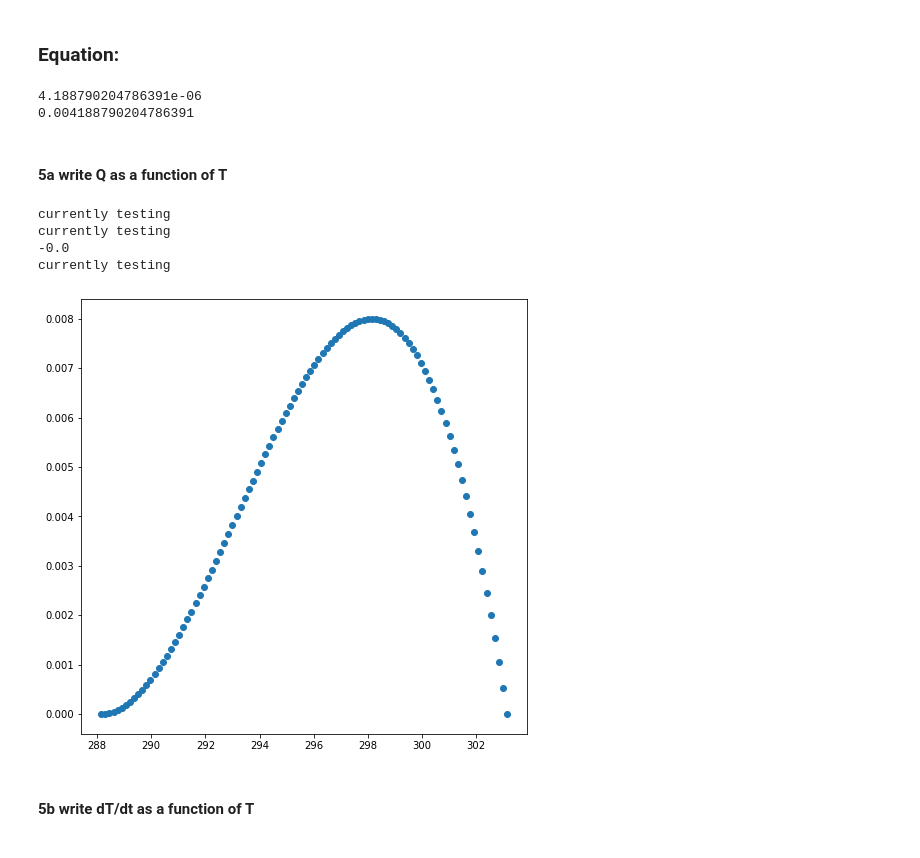
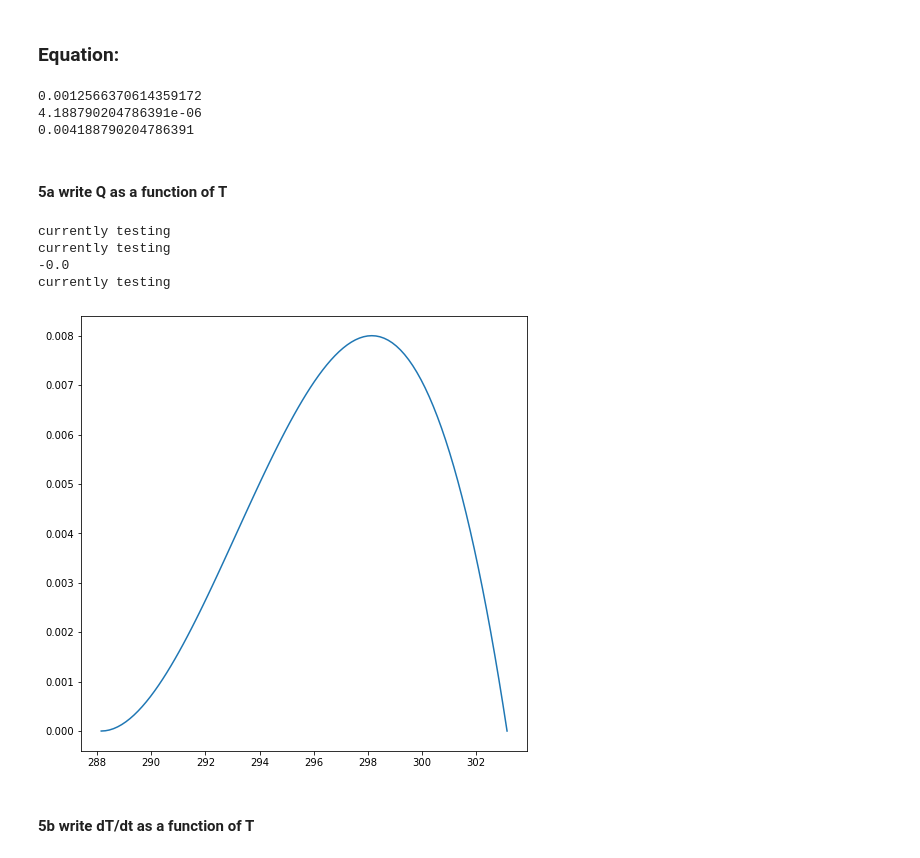
Before and after one commit to loganrower/BEE322_Thermo, a Jupyter notebook: HW5/HW5.ipynb, the cells around one changed output. Saved outputs shown, nothing was run; the diff lists cells and outputs as text; code cells hidden in the pictures.

```diff
--- a/HW5/HW5.ipynb
+++ b/HW5/HW5.ipynb
@@ -29,6 +29,9 @@ density = 1000 #kg/m^3
 # heat capacity of detritus
 c_p = 3500 #J/kg-K
 
+# calculated Area
+Area = 4*np.pi*(L/2)**2
+print(Area)
 # calculated the volume:
 volume = np.pi*(4/3)*(L/2)**3
 print(volume)
@@ -37,11 +40,14 @@ print(volume)
 mass = density * volume
 print(mass)
 # %% [output]
+0.0012566370614359172
 4.188790204786391e-06
 0.004188790204786391
 # %% [markdown]
 #### 5a write Q as a function of T
 # %%
+#CORRECT...
+
 import numpy as np
 import matplotlib.pyplot as plt
 def QofT(T):
@@ -50,35 +56,35 @@ def QofT(T):
     array_Q = np.empty(len(T))
     for temp in np.arange(len(T)):
         if T[temp] > Tmin or T[temp] < Tmax:
             #print(T[temp])
             Q_numerator = C_Q*(T[temp]-Tmax)*((T[temp]-Tmin)**2)
             Q_denominator = (Topt - Tmin)*((Topt-Tmin)*(T[temp]-Topt)-(Topt-Tmax)*(Topt+Tmin-2*T[temp]))
             Q_of_T =  Q_numerator/Q_denominator
             array_Q[temp] = Q_of_T
         elif Tmin >= T[temp] or T >= Tmax:
             array_Q[temp] = 0
     print("currently testing")
     return array_Q
 def plotQofT(T,ax):
     vals_Q = QofT(tarray)
-    ax.scatter(T, vals_Q)
+    ax.plot(T, vals_Q)
 # set an array of temperature values from Tmin to T max
 tarray = np.linspace(Tmin,Tmax,100)
 QofT(tarray)
 
 # set the axis
 fig = plt.figure()
 fig.set_size_inches(8,8)
 ax5a = plt.subplot(1,1,1)
 a = QofT(tarray)
 print(a[len(tarray)-1])
 plotQofT(tarray, ax5a)
 # %% [output]
 currently testing
 currently testing
 -0.0
 currently testing
-[figure, old version]
+[figure, new version]
 # %% [markdown]
 #### 5b write dT/dt as a function of T
 # %% [markdown]
```
Also changed, not shown: parts of 3 cells of this notebook.
